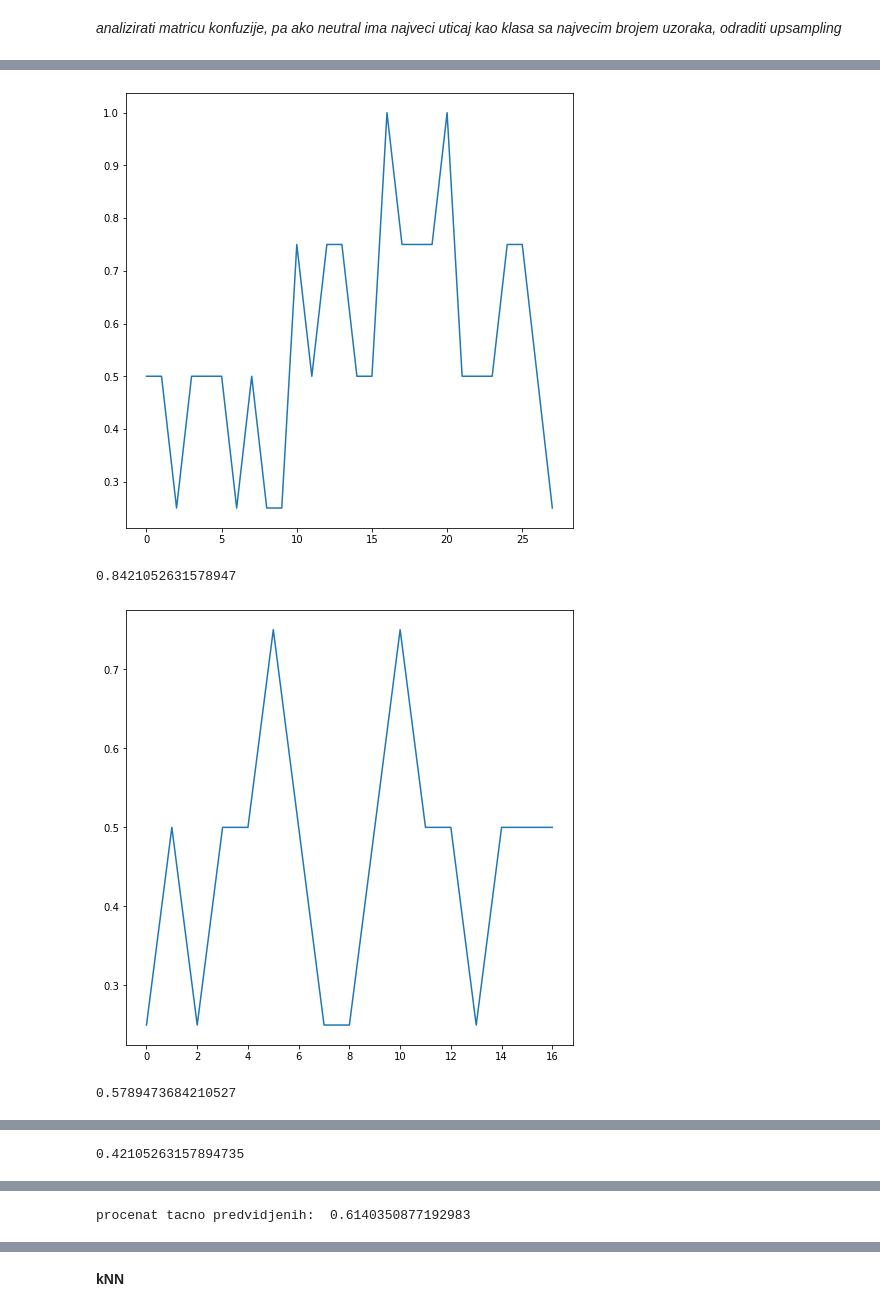
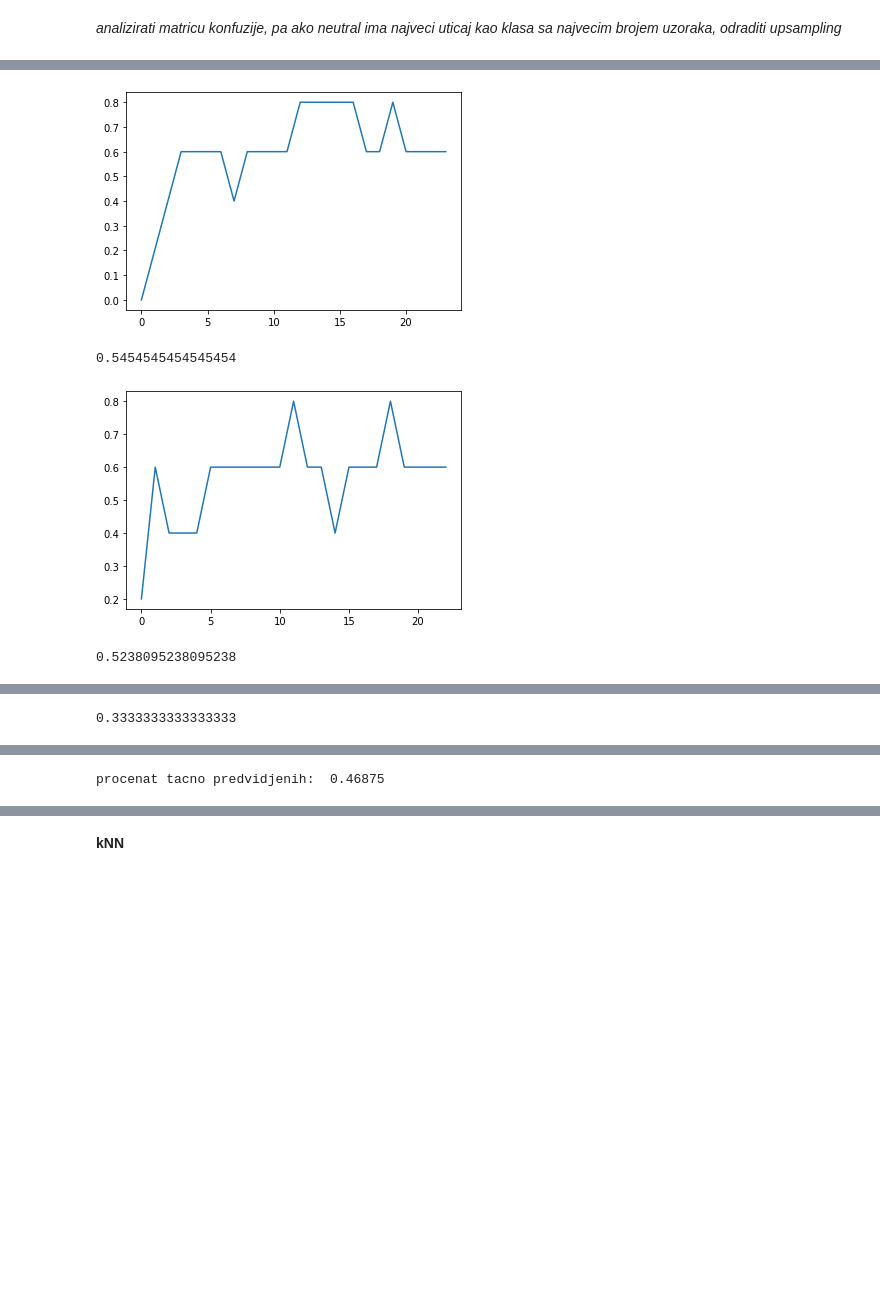
Before and after one commit to Lanak00/ML-audio-classification, a Jupyter notebook: PO_projekat.ipynb, the cells around one changed output, grey strips where cells are left out. Saved outputs shown, nothing was run; the diff lists cells and outputs as text; code cells hidden in the pictures; blank space fills up the shorter version.

```diff
--- a/PO_projekat.ipynb
+++ b/PO_projekat.ipynb
@@ -312,34 +306,34 @@ x_train, x_test, y_train, y_test = train_test_split(X, y, test_size=0.1, random_
 # %%
 kf = StratifiedKFold(n_splits=3, shuffle=True, random_state=42)
-indexes = kf.split(x_train, y_train)
+indexes = kf.split(X, y)
 acc = []
 fin_conf_mat = np.zeros((len(np.unique(y)),len(np.unique(y))))
 
 for train_index, test_index in indexes:
 
-    classifier = MLPClassifier(hidden_layer_sizes=(100, 100, 100, 100, 100), activation='tanh',
-                              solver='adam', batch_size=16, learning_rate='constant',
+    classifier = MLPClassifier(hidden_layer_sizes=(30,30,30,30,30), activation='tanh',
+                              solver='adam', batch_size=18, learning_rate='constant',
                               learning_rate_init=0.001, max_iter=50, shuffle=True,
                               random_state=42, early_stopping=True, n_iter_no_change=10,
                               validation_fraction=0.1, verbose=False)
-    classifier.fit(x_train.iloc[train_index,:].values, y_train.iloc[train_index])
-    y_pred = classifier.predict(x_train.iloc[test_index,:].values)
+    classifier.fit(X.iloc[train_index,:].values, y.iloc[train_index])
+    y_pred = classifier.predict(X.iloc[test_index,:].values)
     #y_pred_p = classifier.predict_proba(X.iloc[test_index,:])
     plt.figure
     plt.plot(classifier.validation_scores_)
     #plt.plot(classifier.loss_curve_)
     plt.show()
-    print(accuracy_score(y_train.iloc[test_index], y_pred))
-    fin_conf_mat += confusion_matrix(y_train.iloc[test_index], y_pred)
+    print(accuracy_score(y.iloc[test_index], y_pred))
+    fin_conf_mat += confusion_matrix(y.iloc[test_index], y_pred)
 
 #print('konacna matrica konfuzije: \n', fin_conf_mat)
 disp = ConfusionMatrixDisplay(confusion_matrix =fin_conf_mat,  display_labels=classifier.classes_)
 disp.plot(cmap="Blues", values_format='')
 plt.show()
 
 print('procenat tacno predvidjenih: ', sum(np.diag(fin_conf_mat))/sum(sum(fin_conf_mat)))
 # %% [output]
-[figure, old version]
+[figure, new version]
-0.8421052631578947
+0.5454545454545454
-[figure, old version]
+[figure, new version]
-0.5789473684210527
+0.5238095238095238
@@ -347 +341 @@ print('procenat tacno predvidjenih: ', sum(np.diag(fin_conf_mat))/sum(sum(fin_co
-0.42105263157894735
+0.3333333333333333
@@ -349,4 +343,4 @@ print('procenat tacno predvidjenih: ', sum(np.diag(fin_conf_mat))/sum(sum(fin_co
-procenat tacno predvidjenih:  0.6140350877192983
+procenat tacno predvidjenih:  0.46875
 # %%
 print('prosecna tacnost je: ', accur_by_class(fin_conf_mat, y.unique()))
 # %% [output]
```
Also changed, not shown: parts of 14 cells of this notebook.
